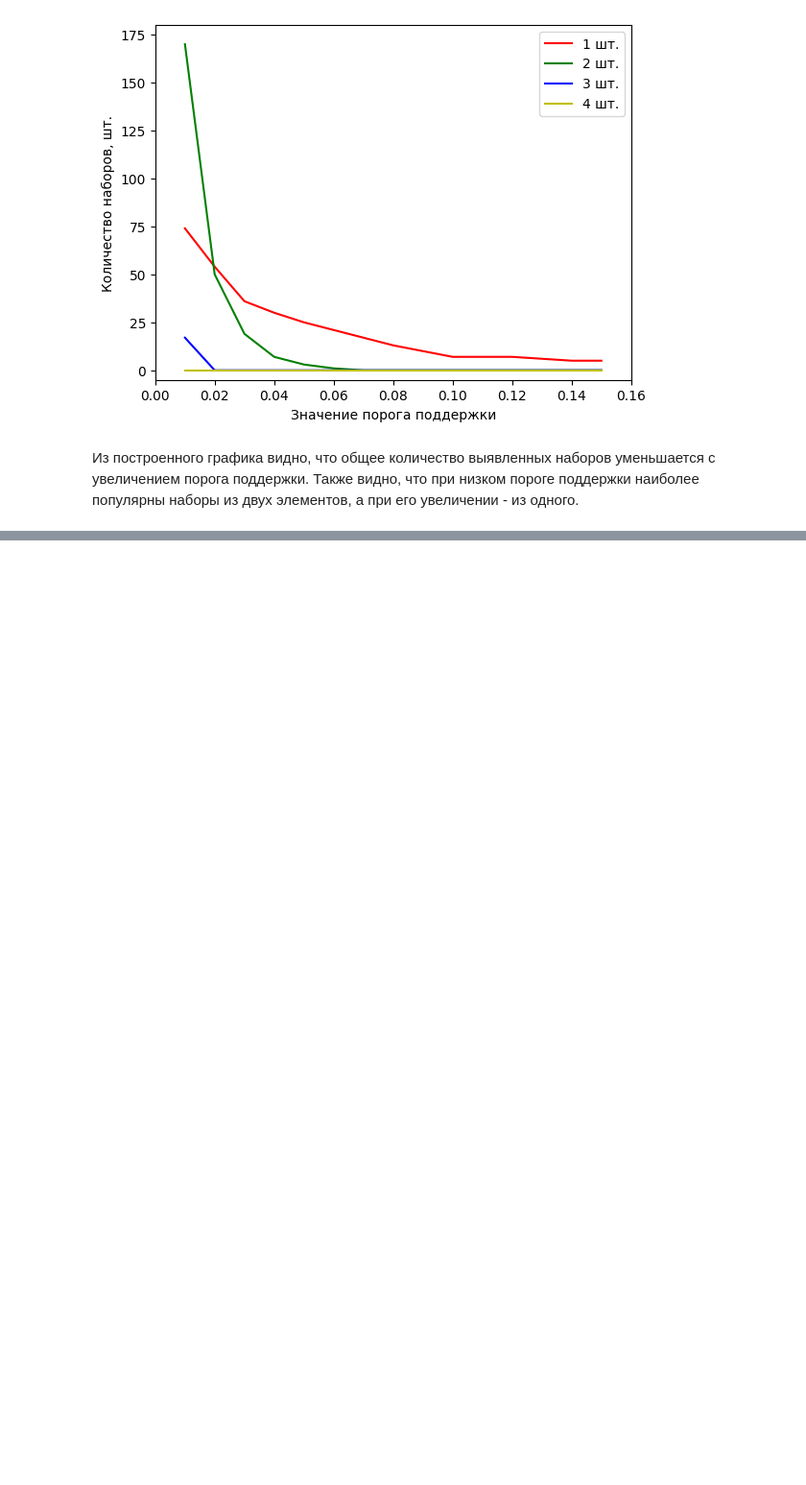
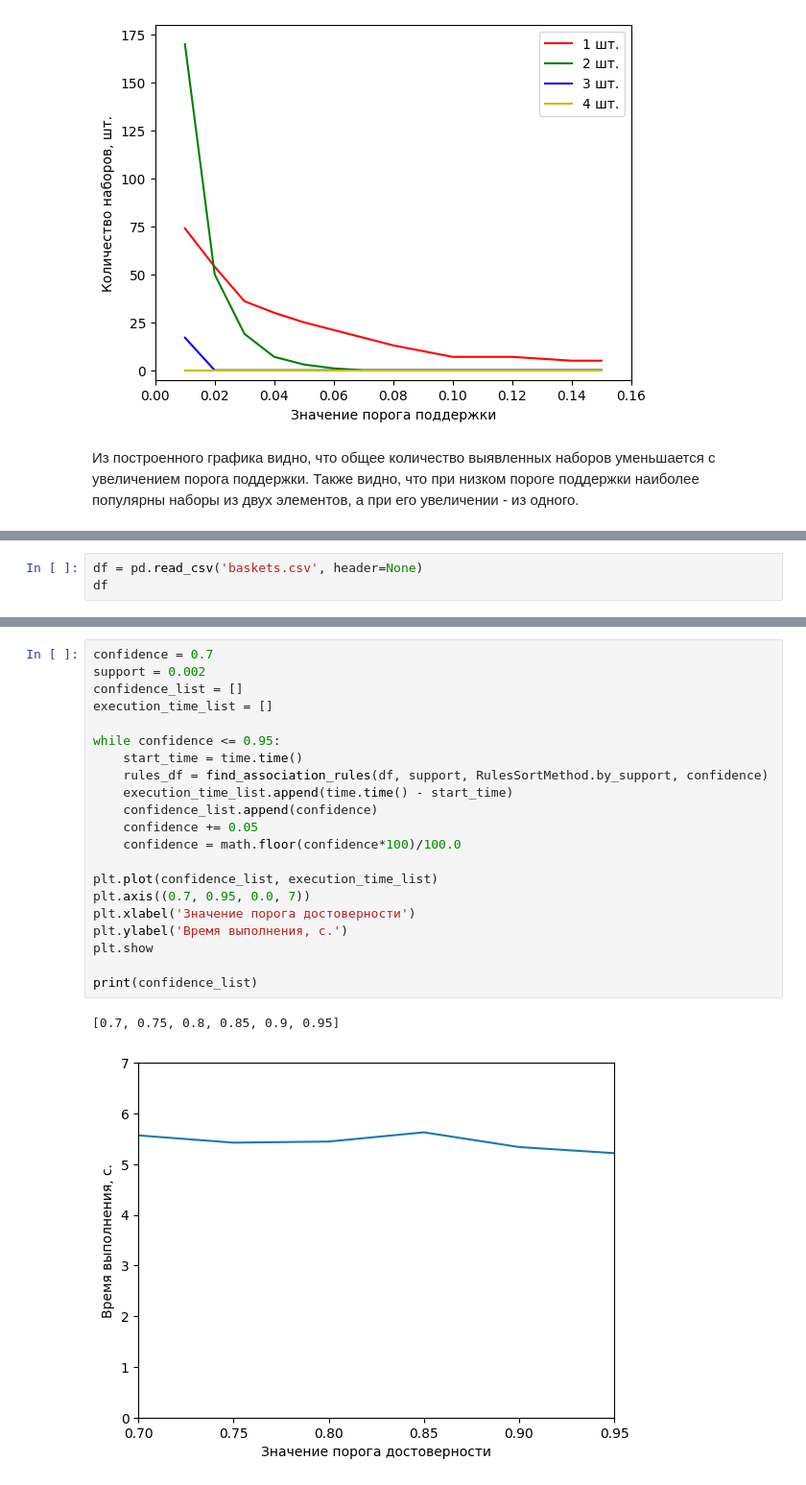
Before and after one commit to gamingKenku/analytical-info-processing-tech, a Jupyter notebook: lab1/apriori lab.ipynb, the cells around one changed output, grey strips where cells are left out. Shown: that part at 96% size. Drawn from its saved outputs; the diff is of its cells as text; blank space fills up the shorter version.

```diff
--- a/lab1/apriori lab.ipynb
+++ b/lab1/apriori lab.ipynb
@@ -157,0 +163,3 @@ plt.show
+# %%
+df = pd.read_csv('baskets.csv', header=None)
+df
@@ -157,0 +224,24 @@ plt.show
+# %%
+confidence = 0.7
+support = 0.002
+confidence_list = []
+execution_time_list = []
+
+while confidence <= 0.95:
+    start_time = time.time()
+    rules_df = find_association_rules(df, support, RulesSortMethod.by_support, confidence)
+    execution_time_list.append(time.time() - start_time)
+    confidence_list.append(confidence)
+    confidence += 0.05
+    confidence = math.floor(confidence*100)/100.0
+
+plt.plot(confidence_list, execution_time_list)
+plt.axis((0.7, 0.95, 0.0, 7))
+plt.xlabel('Значение порога достоверности')
+plt.ylabel('Время выполнения, с.')
+plt.show
+
+print(confidence_list)
+# %% [output]
+[0.7, 0.75, 0.8, 0.85, 0.9, 0.95]
+[figure, added]
```
Also changed, not shown: parts of 7 cells of this notebook.
